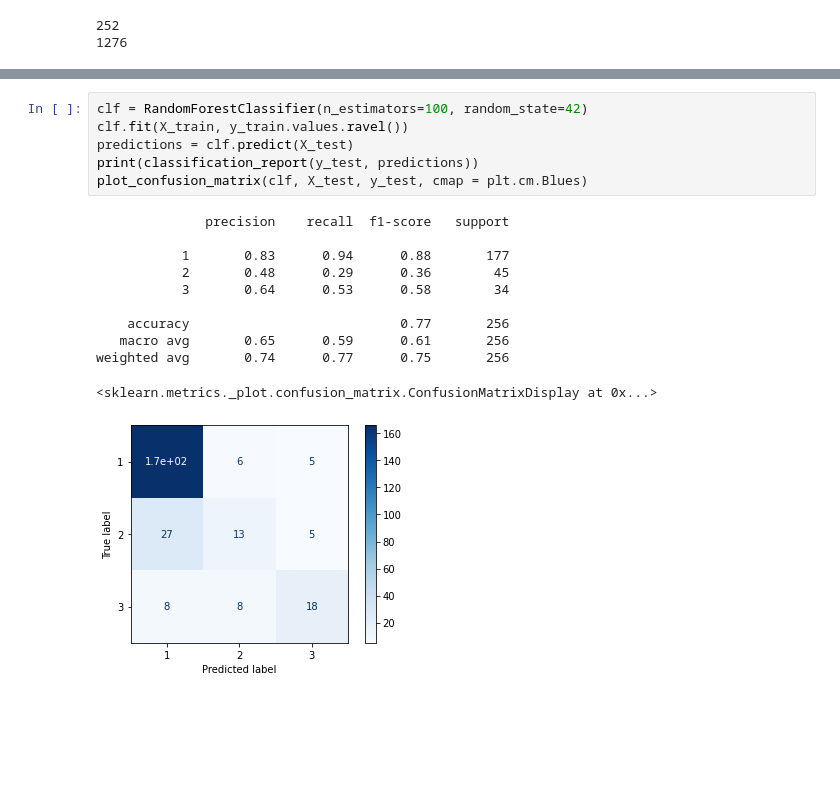
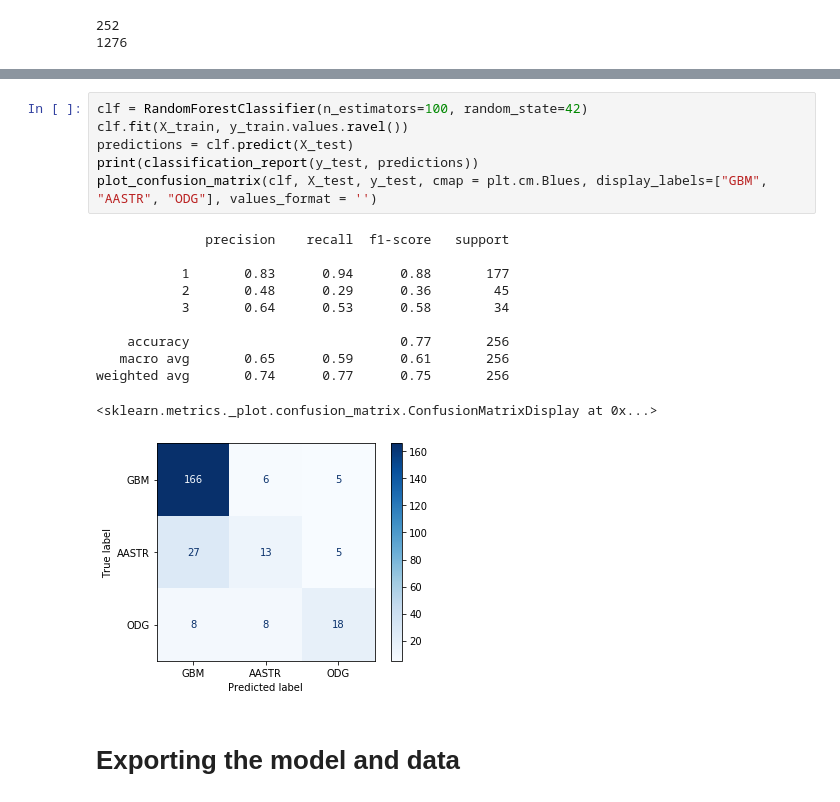
Before and after one commit to mathabaws/SOTA_xAI_Visual_analytics, a Jupyter notebook: notebooks/diffuseglioma-dataset-processing.ipynb, the cells around one changed output, grey strips where cells are left out. Drawn from its saved outputs; the diff is of its cells as text; blank space fills up the shorter version.

```diff
--- a/notebooks/diffuseglioma-dataset-processing.ipynb
+++ b/notebooks/diffuseglioma-dataset-processing.ipynb
@@ -230,18 +227,20 @@ Please also refer to the documentation for alternative solver options:
 # %%
 clf = RandomForestClassifier(n_estimators=100, random_state=42)
 clf.fit(X_train, y_train.values.ravel())
 predictions = clf.predict(X_test)
 print(classification_report(y_test, predictions))
-plot_confusion_matrix(clf, X_test, y_test, cmap = plt.cm.Blues)
+plot_confusion_matrix(clf, X_test, y_test, cmap = plt.cm.Blues, display_labels=["GBM", "AASTR", "ODG"], values_format = '')
 # %% [output]
               precision    recall  f1-score   support
 
            1       0.83      0.94      0.88       177
            2       0.48      0.29      0.36        45
            3       0.64      0.53      0.58        34
 
     accuracy                           0.77       256
    macro avg       0.65      0.59      0.61       256
 weighted avg       0.74      0.77      0.75       256
 <sklearn.metrics._plot.confusion_matrix.ConfusionMatrixDisplay at 0x...>
-[figure, old version]
+[figure, new version]
+# %% [markdown]
+# Exporting the model and data
```
Also changed, not shown: parts of 8 cells of this notebook, 1 other file.
